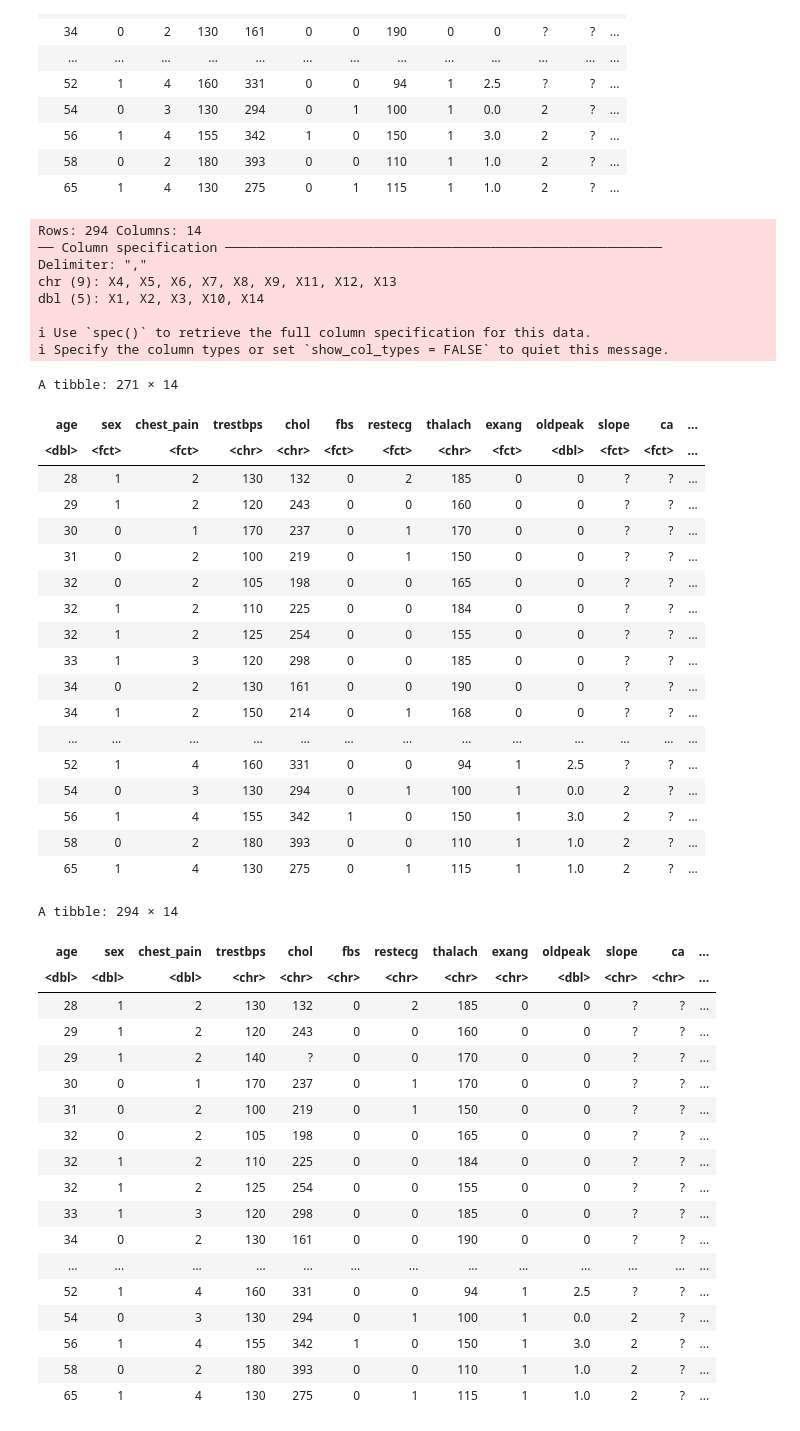
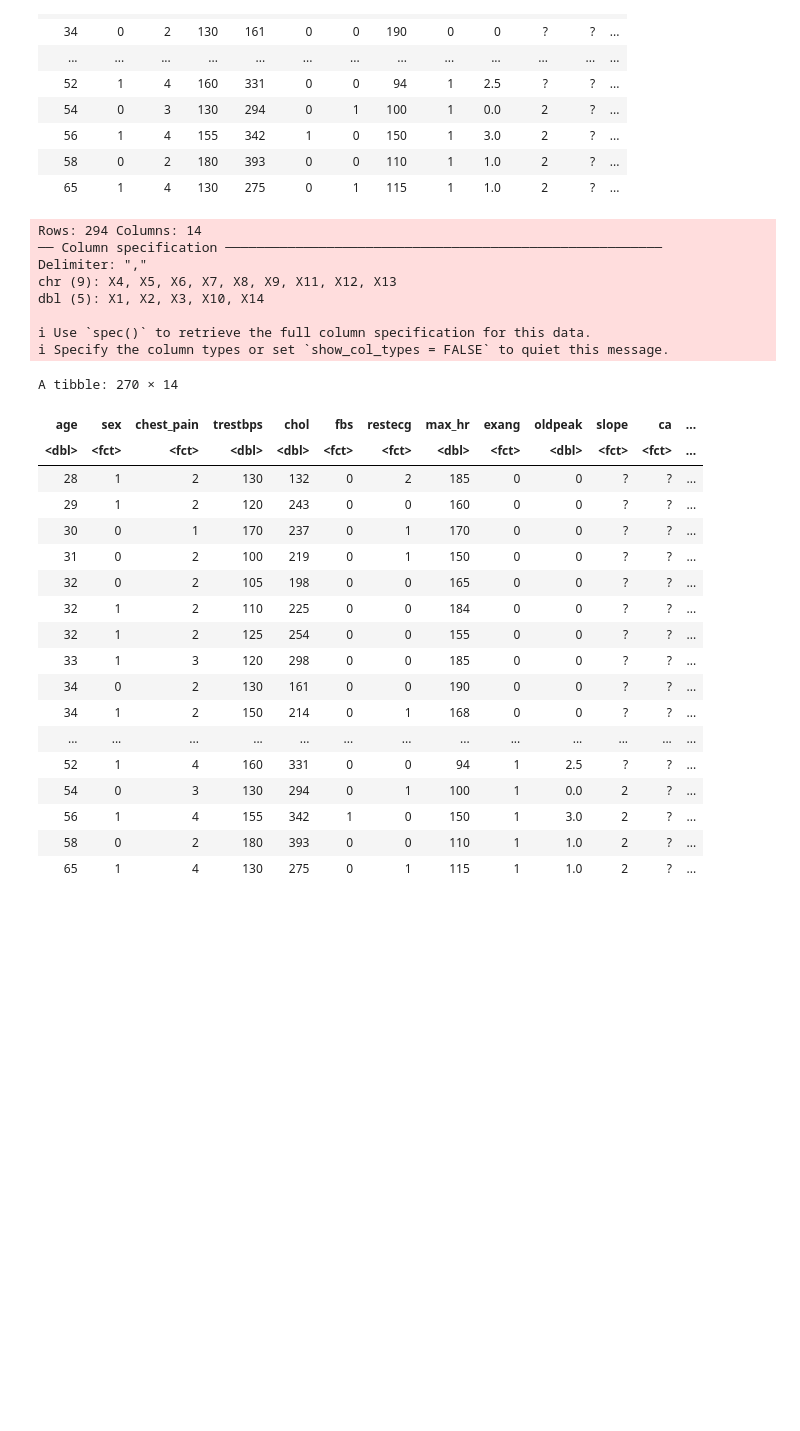
Before and after one commit to xonew/DSCI-100-002-Group-26, a Jupyter notebook: Cleaning.ipynb, the cells around one changed output. Saved outputs shown, nothing was run; the diff lists cells and outputs as text; code cells hidden in the pictures; blank space fills up the shorter version.

Commit message:
Cleaned all numerical attributes

```diff
--- a/Cleaning.ipynb
+++ b/Cleaning.ipynb
@@ -45,28 +45,30 @@ A tibble: 294 × 14
 # %%
 heart_data <- read_delim('Data/processed.hungarian.data', col_names = FALSE) |> as_tibble()
 #reads the raw data and converts it into a tibble with no column names
-colnames(heart_data) <- c('age', 'sex', 'chest_pain', 'trestbps', 'chol', 'fbs', 'restecg', 'thalach',
+colnames(heart_data) <- c('age', 'sex', 'chest_pain', 'trestbps', 'chol', 'fbs', 'restecg', 'max_hr',
               'exang', 'oldpeak', 'slope', 'ca', 'thal', 'num')
 #assigns names to the columns based on information from the website
-mutate(heart_data, sex = as.factor(sex), chest_pain = as.factor(chest_pain), num = as.factor(num), fbs =
+heart_data <- mutate(heart_data, sex = as.factor(sex), chest_pain = as.factor(chest_pain), num = as.factor(num), fbs =
       as.factor(fbs), restecg = as.factor(restecg), exang = as.factor(exang), thal = as.factor(thal), slope =
        as.factor(slope), ca = as.factor(ca)) |>
 #converts all categorical attributes into factors
-filter(chol != '?')
-#removes missing values from the cholesterol column
+filter(chol != '?', trestbps != '?', max_hr != '?') |>
+#removes missing values from the cholesterol, resting blood pressure, and maximum heart rate columns
+mutate(chol = as.double(chol), trestbps = as.double(trestbps), max_hr = as.double(max_hr))
+#converts all numerical attributes into doubles
 heart_data
 # %% [output]
 Rows: 294 Columns: 14
 ── Column specification ────────────────────────────────────────────────────────
 Delimiter: ","
 chr (9): X4, X5, X6, X7, X8, X9, X11, X12, X13
 dbl (5): X1, X2, X3, X10, X14
 
 ℹ Use `spec()` to retrieve the full column specification for this data.
 ℹ Specify the column types or set `show_col_types = FALSE` to quiet this message.
-A tibble: 271 × 14
+A tibble: 270 × 14
-| age | sex | chest_pain | trestbps | chol | fbs | restecg | thalach | exang | oldpeak | slope | ca | ... |
-| <dbl> | <fct> | <fct> | <chr> | <chr> | <fct> | <fct> | <chr> | <fct> | <dbl> | <fct> | <fct> | ... |
+| age | sex | chest_pain | trestbps | chol | fbs | restecg | max_hr | exang | oldpeak | slope | ca | ... |
+| <dbl> | <fct> | <fct> | <dbl> | <dbl> | <fct> | <fct> | <dbl> | <fct> | <dbl> | <fct> | <fct> | ... |
 | 28 | 1 | 2 | 130 | 132 | 0 | 2 | 185 | 0 | 0 | ? | ? | ... |
 | 29 | 1 | 2 | 120 | 243 | 0 | 0 | 160 | 0 | 0 | ? | ? | ... |
 | 30 | 0 | 1 | 170 | 237 | 0 | 1 | 170 | 0 | 0 | ? | ? | ... |
@@ -83,22 +85,3 @@ A tibble: 271 × 14
 | 56 | 1 | 4 | 155 | 342 | 1 | 0 | 150 | 1 | 3.0 | 2 | ? | ... |
 | 58 | 0 | 2 | 180 | 393 | 0 | 0 | 110 | 1 | 1.0 | 2 | ? | ... |
 | 65 | 1 | 4 | 130 | 275 | 0 | 1 | 115 | 1 | 1.0 | 2 | ? | ... |
-A tibble: 294 × 14
-| age | sex | chest_pain | trestbps | chol | fbs | restecg | thalach | exang | oldpeak | slope | ca | ... |
-| <dbl> | <dbl> | <dbl> | <chr> | <chr> | <chr> | <chr> | <chr> | <chr> | <dbl> | <chr> | <chr> | ... |
-| 28 | 1 | 2 | 130 | 132 | 0 | 2 | 185 | 0 | 0 | ? | ? | ... |
-| 29 | 1 | 2 | 120 | 243 | 0 | 0 | 160 | 0 | 0 | ? | ? | ... |
-| 29 | 1 | 2 | 140 | ? | 0 | 0 | 170 | 0 | 0 | ? | ? | ... |
-| 30 | 0 | 1 | 170 | 237 | 0 | 1 | 170 | 0 | 0 | ? | ? | ... |
-| 31 | 0 | 2 | 100 | 219 | 0 | 1 | 150 | 0 | 0 | ? | ? | ... |
-| 32 | 0 | 2 | 105 | 198 | 0 | 0 | 165 | 0 | 0 | ? | ? | ... |
-| 32 | 1 | 2 | 110 | 225 | 0 | 0 | 184 | 0 | 0 | ? | ? | ... |
-| 32 | 1 | 2 | 125 | 254 | 0 | 0 | 155 | 0 | 0 | ? | ? | ... |
-| 33 | 1 | 3 | 120 | 298 | 0 | 0 | 185 | 0 | 0 | ? | ? | ... |
-| 34 | 0 | 2 | 130 | 161 | 0 | 0 | 190 | 0 | 0 | ? | ? | ... |
-| ... | ... | ... | ... | ... | ... | ... | ... | ... | ... | ... | ... | ... |
-| 52 | 1 | 4 | 160 | 331 | 0 | 0 | 94 | 1 | 2.5 | ? | ? | ... |
-| 54 | 0 | 3 | 130 | 294 | 0 | 1 | 100 | 1 | 0.0 | 2 | ? | ... |
-| 56 | 1 | 4 | 155 | 342 | 1 | 0 | 150 | 1 | 3.0 | 2 | ? | ... |
-| 58 | 0 | 2 | 180 | 393 | 0 | 0 | 110 | 1 | 1.0 | 2 | ? | ... |
-| 65 | 1 | 4 | 130 | 275 | 0 | 1 | 115 | 1 | 1.0 | 2 | ? | ... |
```
